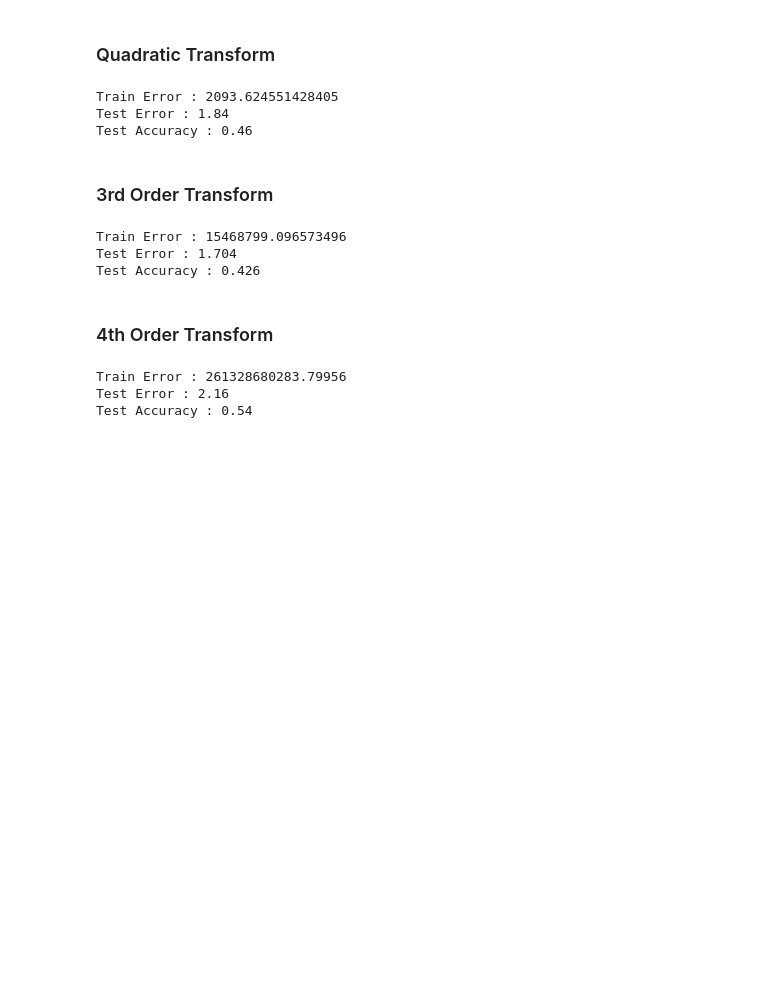
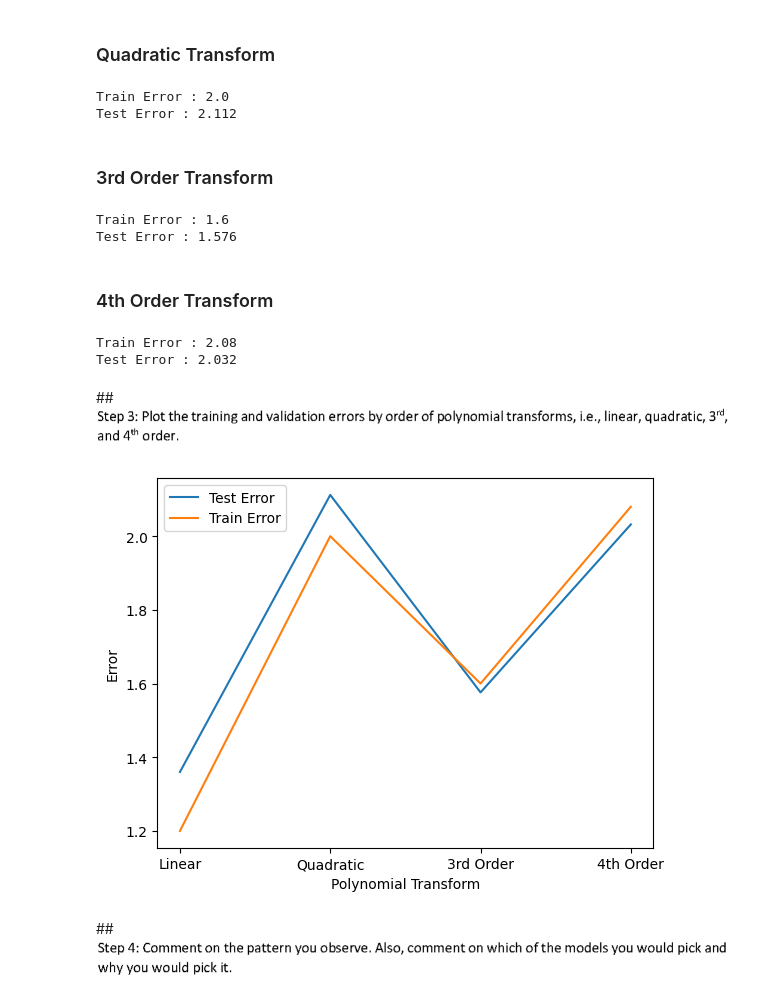
Before and after one commit to pmantramurti/CMPE257-Fall23-Pranay-Mantramurti, a Jupyter notebook: Take_Home_Exam.ipynb, the cells around one changed output. Cells and saved outputs as stored; diff of their text form; code cells hidden in the pictures; blank space fills up the shorter version.

```diff
--- a/Take_Home_Exam.ipynb
+++ b/Take_Home_Exam.ipynb
@@ -121,62 +148,59 @@ df_synth_test = genTransform(df_synth_test)
 # %% [markdown]
 ### Quadratic Transform
 # %%
-n = 0.01
 train_input = df_synth_train[['bias', 'x1', 'x2',
                               'x1^2', 'x2^2', 'x1x2']]
 train_output = df_synth_train['y']
 
-w, Step2_Quad_trainErr = Pocket(train_input, train_output, n)
+w = LinReg(train_input, train_output)
 
 test_input = df_synth_test[['bias', 'x1', 'x2',
                             'x1^2', 'x2^2', 'x1x2']]
 test_output = df_synth_test['y']
 
-Step2_Quad_testErr, Step2_Quad_testAcc = trainModel(w, test_input, test_output)
+Step2_Quad_trainErr, Step2_Quad_trainAcc = testModel(w, train_input, train_output)
+Step2_Quad_testErr, Step2_Quad_testAcc = testModel(w, test_input, test_output)
 
 print('Train Error :', Step2_Quad_trainErr)
 print('Test Error :', Step2_Quad_testErr)
-print('Test Accuracy :', Step2_Quad_testAcc)
+#print('Test Accuracy :', Step2_Quad_testAcc)
 # %% [output]
-Train Error : 2093.624551428405
-Test Error : 1.84
-Test Accuracy : 0.46
+Train Error : 2.0
+Test Error : 2.112
 # %% [markdown]
 ### 3rd Order Transform
 # %%
-n = 0.01
 train_input = df_synth_train[['bias', 'x1', 'x2',
                               'x1^2', 'x2^2', 'x1x2',
                               'x1^3', 'x2^3', 'x1^2x2', 'x1x2^2']]
 train_output = df_synth_train['y']
 
-w, Step2_3rd_trainErr = Pocket(train_input, train_output, n)
+w = LinReg(train_input, train_output)
 
 test_input = df_synth_test[['bias', 'x1', 'x2',
                             'x1^2', 'x2^2', 'x1x2',
                             'x1^3', 'x2^3', 'x1^2x2', 'x1x2^2']]
 test_output = df_synth_test['y']
 
-Step2_3rd_testErr, Step2_3rd_testAcc = trainModel(w, test_input, test_output)
+Step2_3rd_trainErr, Step2_3rd_trainAcc = testModel(w, train_input, train_output)
+Step2_3rd_testErr, Step2_3rd_testAcc = testModel(w, test_input, test_output)
 
 print('Train Error :', Step2_3rd_trainErr)
 print('Test Error :', Step2_3rd_testErr)
-print('Test Accuracy :', Step2_3rd_testAcc)
+#print('Test Accuracy :', Step2_3rd_testAcc)
 # %% [output]
-Train Error : 15468799.096573496
-Test Error : 1.704
-Test Accuracy : 0.426
+Train Error : 1.6
+Test Error : 1.576
 # %% [markdown]
 ### 4th Order Transform
 # %%
-n = 0.01
 train_input = df_synth_train[['bias', 'x1', 'x2',
                               'x1^2', 'x2^2', 'x1x2',
                               'x1^3', 'x2^3', 'x1^2x2', 'x1x2^2',
                               'x1^4', 'x2^4', 'x1^2x2^2', 'x1^3x2', 'x1x2^3']]
 train_output = df_synth_train['y']
 
-w, Step2_4th_trainErr = Pocket(train_input, train_output, n)
+w = LinReg(train_input, train_output)
 
 test_input = df_synth_test[['bias', 'x1', 'x2',
                             'x1^2', 'x2^2', 'x1x2',
@@ -184,12 +208,34 @@ test_input = df_synth_test[['bias', 'x1', 'x2',
                             'x1^4', 'x2^4', 'x1^2x2^2', 'x1^3x2', 'x1x2^3']]
 test_output = df_synth_test['y']
 
-Step2_4th_testErr, Step2_4th_testAcc = trainModel(w, test_input, test_output)
+Step2_4th_trainErr, Step2_4th_trainAcc = testModel(w, train_input, train_output)
+Step2_4th_testErr, Step2_4th_testAcc = testModel(w, test_input, test_output)
 
 print('Train Error :', Step2_4th_trainErr)
 print('Test Error :', Step2_4th_testErr)
-print('Test Accuracy :', Step2_4th_testAcc)
+#print('Test Accuracy :', Step2_4th_testAcc)
 # %% [output]
-Train Error : 261328680283.79956
-Test Error : 2.16
-Test Accuracy : 0.54
+Train Error : 2.08
+Test Error : 2.032
+# %% [markdown]
+##![image.png](embedded-picture-1)
+# %%
+Error_train = [Step1_trainErr, Step2_Quad_trainErr, Step2_3rd_trainErr, Step2_4th_trainErr]
+Error_test = [Step1_testErr, Step2_Quad_testErr, Step2_3rd_testErr, Step2_4th_testErr]
+#Accuracy_test = [Step1_testAcc, Step2_Quad_testAcc, Step2_3rd_testAcc, Step2_4th_testAcc]
+
+plt.plot(Error_test, label='Test Error')
+plt.plot(Error_train, label='Train Error')
+#plt.plot(Accuracy_test, label='Test Accuracy')
+
+x_labels = ['Linear', 'Quadratic', '3rd Order', '4th Order']
+x_values = [0, 1, 2, 3]
+plt.xticks(x_values, x_labels)
+plt.ylabel('Error')
+plt.xlabel('Polynomial Transform')
+plt.legend()
+plt.show()
+# %% [output]
+[figure, added]
+# %% [markdown]
+##![image.png](embedded-picture-1)
```
Also changed, not shown: parts of 27 cells of this notebook.
